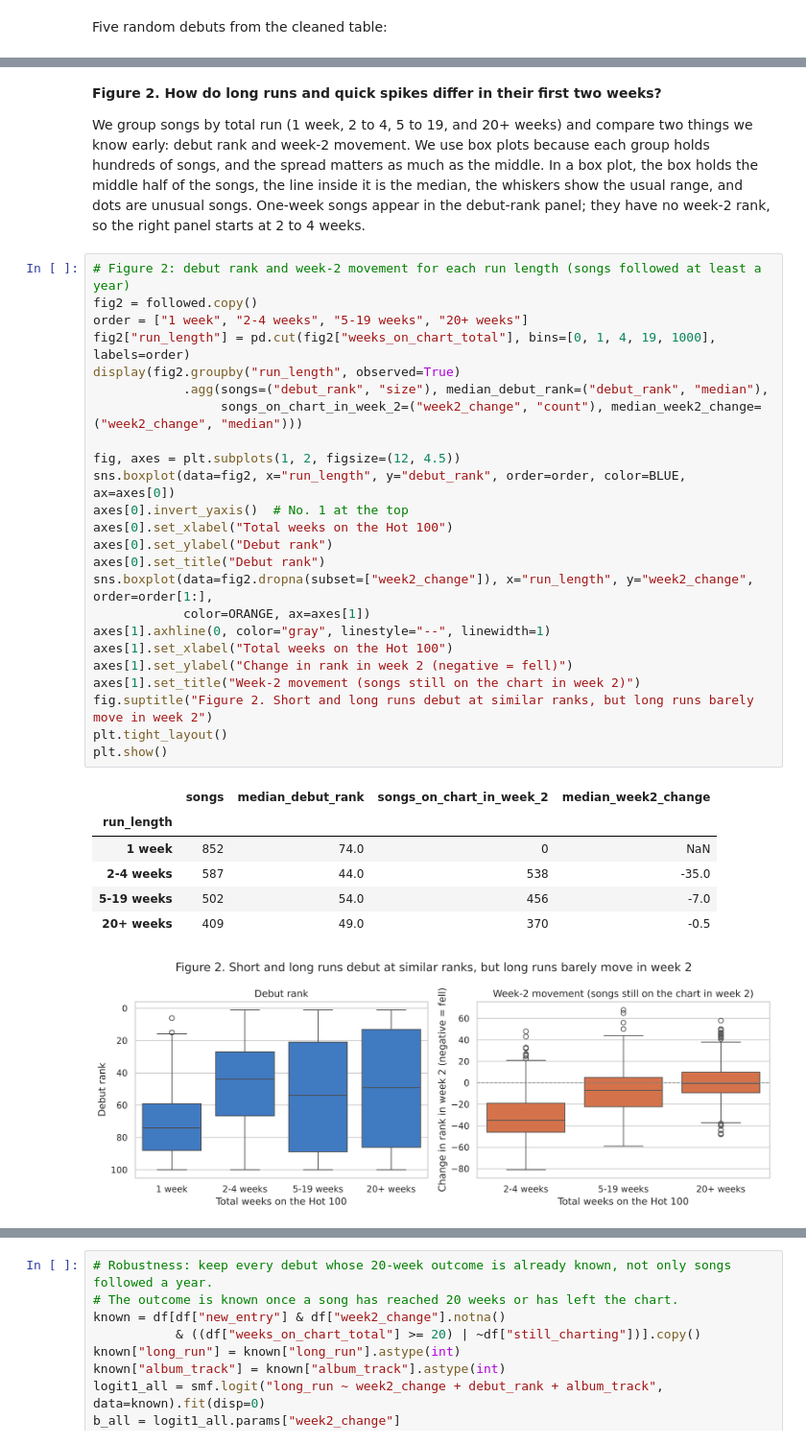
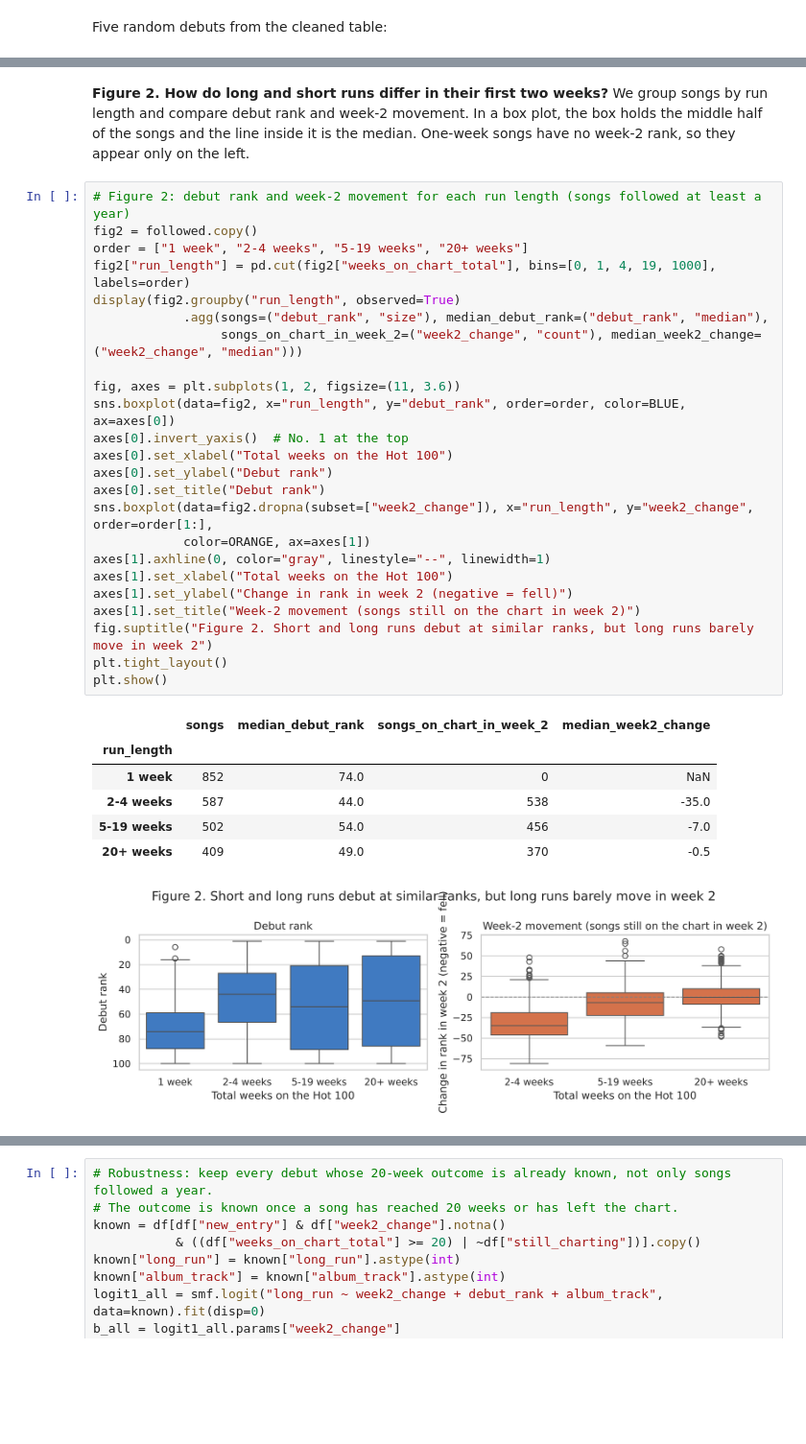
Before and after one commit to harrylin1015/info2950-chart-longevity, a Jupyter notebook: 02_phase3_analysis.ipynb, the cells around one changed output, grey strips where cells are left out. Shown at 96% size. Cells and saved outputs as stored; diff of their text form; blank space fills up the shorter version.

Commit message:
Shorten analysis notebook and simplify language

```diff
--- a/02_phase3_analysis.ipynb
+++ b/02_phase3_analysis.ipynb
@@ -253,37 +170,35 @@ We use both. Hypothesis 1 asks whether a song reaches 20 weeks (a yes/no outcome
 # %% [markdown]
-**Figure 2. How do long runs and quick spikes differ in their first two weeks?**
-
-We group songs by total run (1 week, 2 to 4, 5 to 19, and 20+ weeks) and compare two things we know early: debut rank and week-2 movement. We use box plots because each group holds hundreds of songs, and the spread matters as much as the middle. In a box plot, the box holds the middle half of the songs, the line inside it is the median, the whiskers show the usual range, and dots are unusual songs. One-week songs appear in the debut-rank panel; they have no week-2 rank, so the right panel starts at 2 to 4 weeks.
+**Figure 2. How do long and short runs differ in their first two weeks?** We group songs by run length and compare debut rank and week-2 movement. In a box plot, the box holds the middle half of the songs and the line inside it is the median. One-week songs have no week-2 rank, so they appear only on the left.
 # %%
 # Figure 2: debut rank and week-2 movement for each run length (songs followed at least a year)
 fig2 = followed.copy()
 order = ["1 week", "2-4 weeks", "5-19 weeks", "20+ weeks"]
 fig2["run_length"] = pd.cut(fig2["weeks_on_chart_total"], bins=[0, 1, 4, 19, 1000], labels=order)
 display(fig2.groupby("run_length", observed=True)
             .agg(songs=("debut_rank", "size"), median_debut_rank=("debut_rank", "median"),
                  songs_on_chart_in_week_2=("week2_change", "count"), median_week2_change=("week2_change", "median")))
 
-fig, axes = plt.subplots(1, 2, figsize=(12, 4.5))
+fig, axes = plt.subplots(1, 2, figsize=(11, 3.6))
 sns.boxplot(data=fig2, x="run_length", y="debut_rank", order=order, color=BLUE, ax=axes[0])
 axes[0].invert_yaxis()  # No. 1 at the top
 axes[0].set_xlabel("Total weeks on the Hot 100")
 axes[0].set_ylabel("Debut rank")
 axes[0].set_title("Debut rank")
 sns.boxplot(data=fig2.dropna(subset=["week2_change"]), x="run_length", y="week2_change", order=order[1:],
             color=ORANGE, ax=axes[1])
 axes[1].axhline(0, color="gray", linestyle="--", linewidth=1)
 axes[1].set_xlabel("Total weeks on the Hot 100")
 axes[1].set_ylabel("Change in rank in week 2 (negative = fell)")
 axes[1].set_title("Week-2 movement (songs still on the chart in week 2)")
 fig.suptitle("Figure 2. Short and long runs debut at similar ranks, but long runs barely move in week 2")
 plt.tight_layout()
 plt.show()
 # %% [output]
 |  | songs | median_debut_rank | songs_on_chart_in_week_2 | median_week2_change |
 | run_length |  |  |  |  |
 | 1 week | 852 | 74.0 | 0 | NaN |
 | 2-4 weeks | 587 | 44.0 | 538 | -35.0 |
 | 5-19 weeks | 502 | 54.0 | 456 | -7.0 |
 | 20+ weeks | 409 | 49.0 | 370 | -0.5 |
-[figure, old version]
+[figure, new version]
 # %% [markdown]
```
Also changed, not shown: parts of 49 cells of this notebook.
